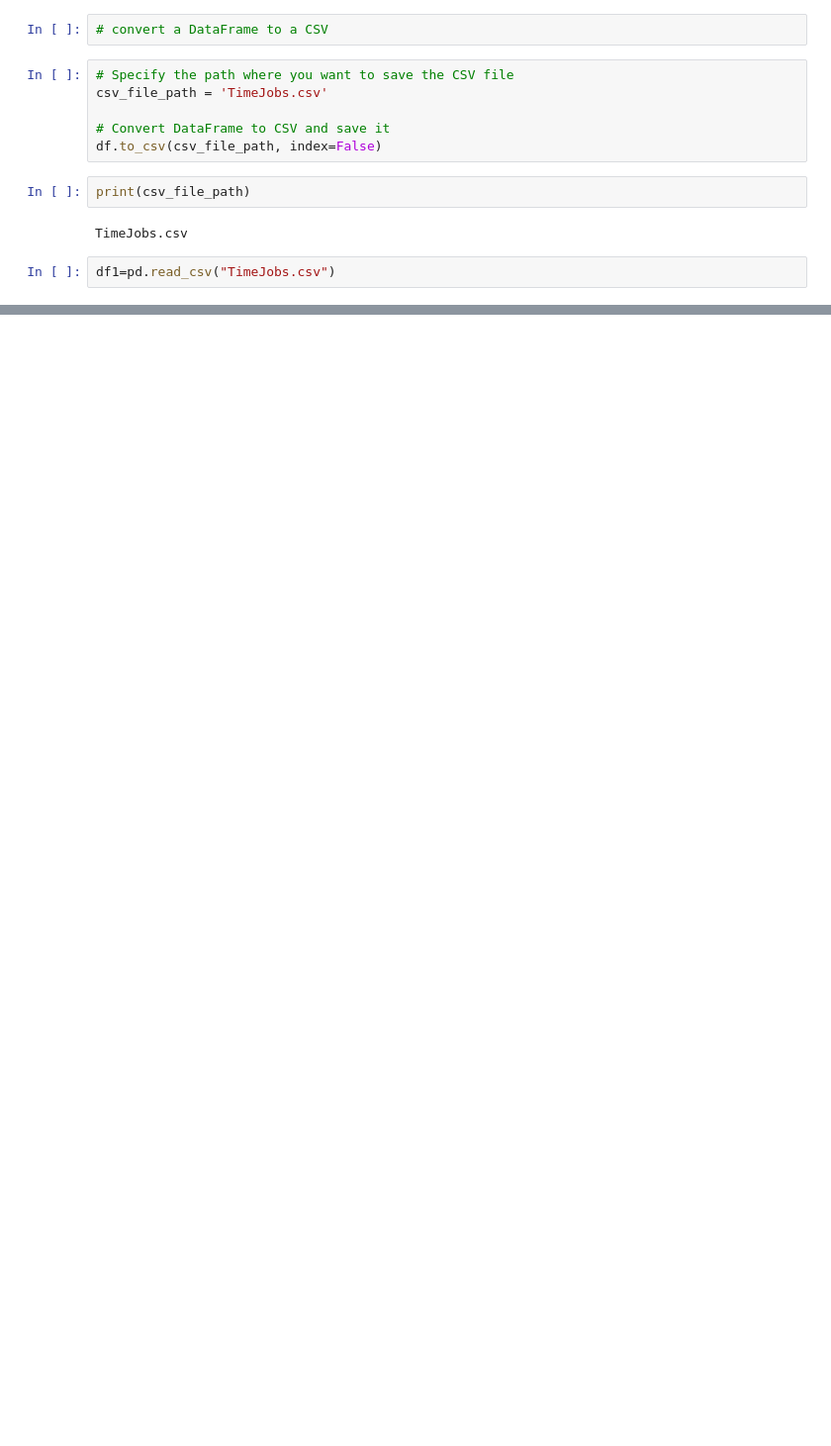
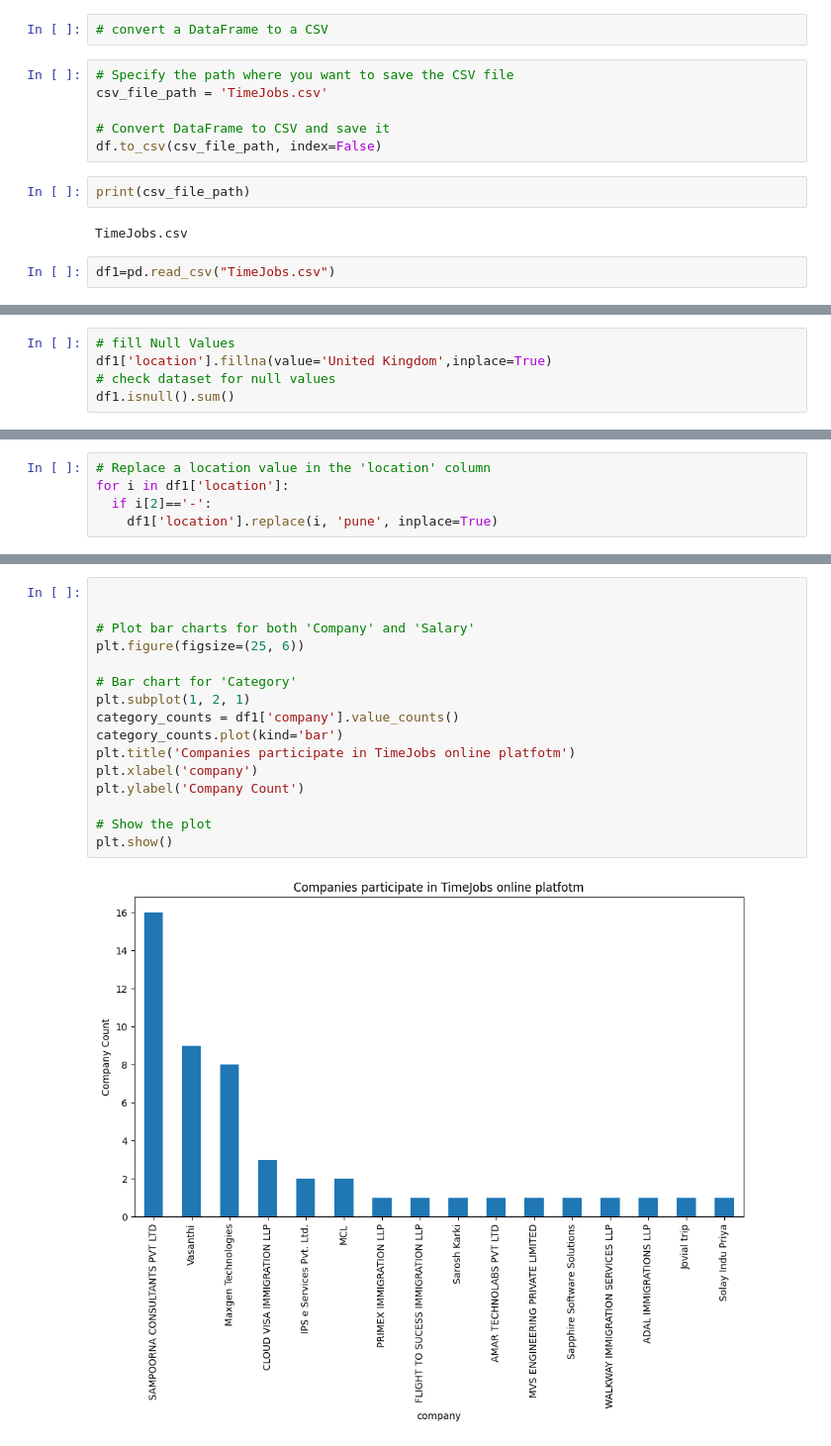
Before and after one commit to PawanYadav007s/Web_Scraping, a Jupyter notebook: Copy_of_Numerical_Programming_in_Python_Web_Scraping_ipynb.ipynb, the cells around one changed output, grey strips where cells are left out. Shown at 99% size. Drawn from its saved outputs; the diff is of its cells as text; blank space fills up the shorter version.

```diff
--- a/Copy_of_Numerical_Programming_in_Python_Web_Scraping_ipynb.ipynb
+++ b/Copy_of_Numerical_Programming_in_Python_Web_Scraping_ipynb.ipynb
@@ -214,0 +227,5 @@ df1
+# %%
+# fill Null Values
+df1['location'].fillna(value='United Kingdom',inplace=True)
+# check dataset for null values
+df1.isnull().sum()
@@ -214,0 +239,5 @@ df1
+# %%
+# Replace a location value in the 'location' column
+for i in df1['location']:
+  if i[2]=='-':
+    df1['location'].replace(i, 'pune', inplace=True)
@@ -214,0 +273,18 @@ df1
+# %%
+
+
+# Plot bar charts for both 'Company' and 'Salary'
+plt.figure(figsize=(25, 6))
+
+# Bar chart for 'Category'
+plt.subplot(1, 2, 1)
+category_counts = df1['company'].value_counts()
+category_counts.plot(kind='bar')
+plt.title('Companies participate in TimeJobs online platfotm')
+plt.xlabel('company')
+plt.ylabel('Company Count')
+
+# Show the plot
+plt.show()
+# %% [output]
+[figure, added]
```
Also changed, not shown: parts of 8 cells of this notebook.
